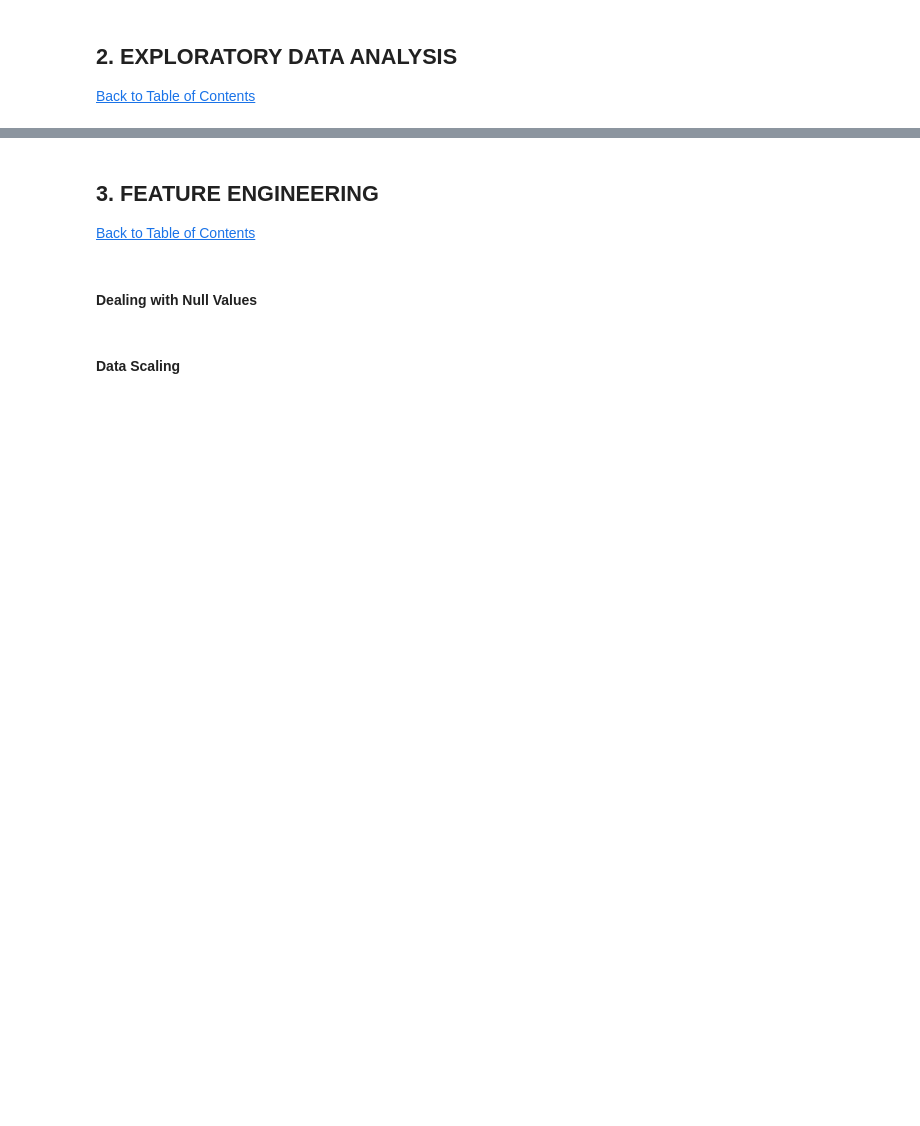
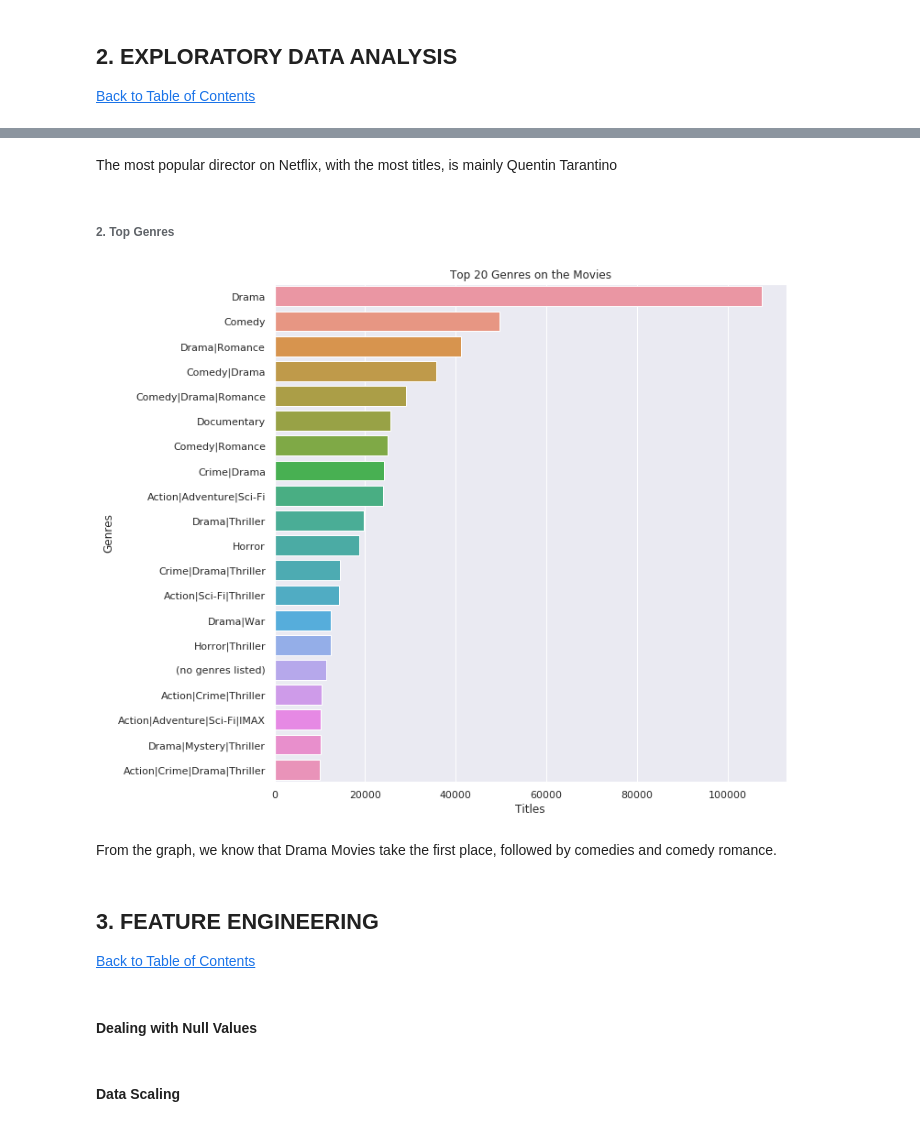
Before and after one commit to Keltings/Movie-Recommender-Engine, a Jupyter notebook: 2110ACDS-T1.ipynb, the cells around one changed output, grey strips where cells are left out. Drawn from its saved outputs; the diff is of its cells as text; code cells hidden in the pictures; blank space fills up the shorter version.

```diff
--- a/2110ACDS-T1.ipynb
+++ b/2110ACDS-T1.ipynb
@@ -312,3 +377,19 @@ dtype: int64
+# %% [markdown]
+The most popular director on Netflix, with the most titles, is mainly Quentin Tarantino
+# %% [markdown]
+###### 2. Top Genres
+# %%
+filtered_genres = movies_df.set_index('title').genres.str.split(', ', expand=True).stack().reset_index(level=1, drop=True);
+plt.figure(figsize=(10,10))
+g = sns.countplot(y = filtered_genres, order=filtered_genres.value_counts().index[:20])
+plt.title('Top 20 Genres on the Movies')
+plt.xlabel('Titles')
+plt.ylabel('Genres')
+plt.show()
+# %% [output]
+[figure, added]
+# %% [markdown]
+From the graph, we know that Drama Movies take the first place, followed by comedies and comedy romance.
 # %% [markdown]
 <a id="three"></a>
 ## 3. FEATURE ENGINEERING
```
Also changed, not shown: parts of 42 cells of this notebook.
